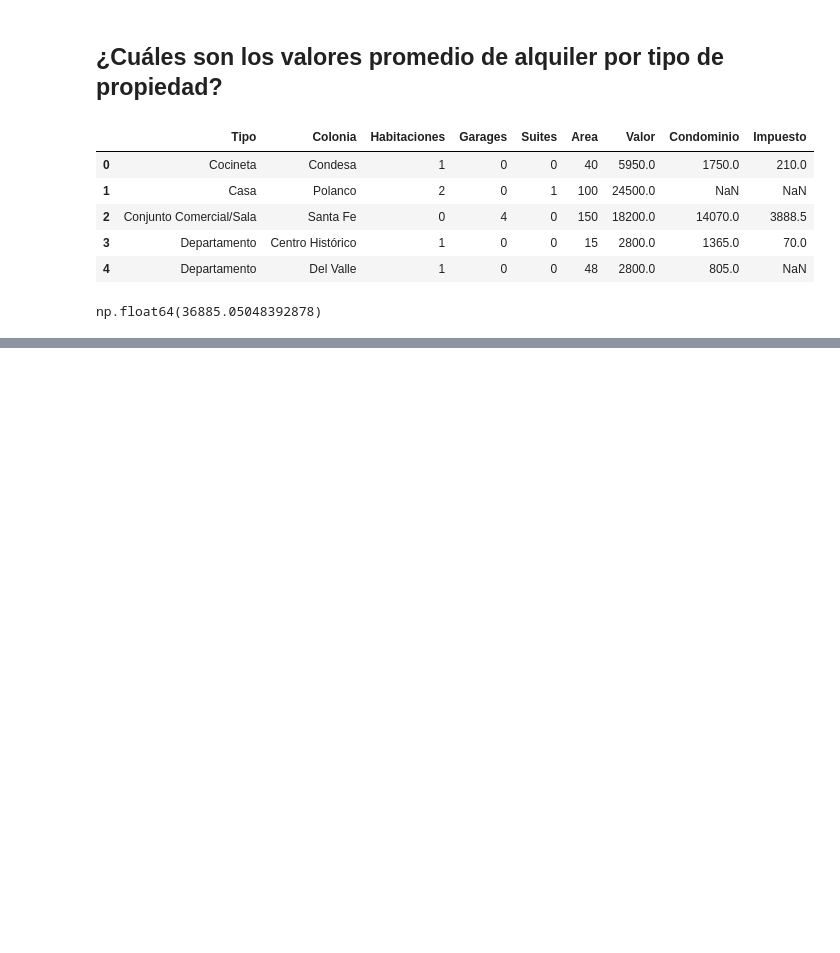
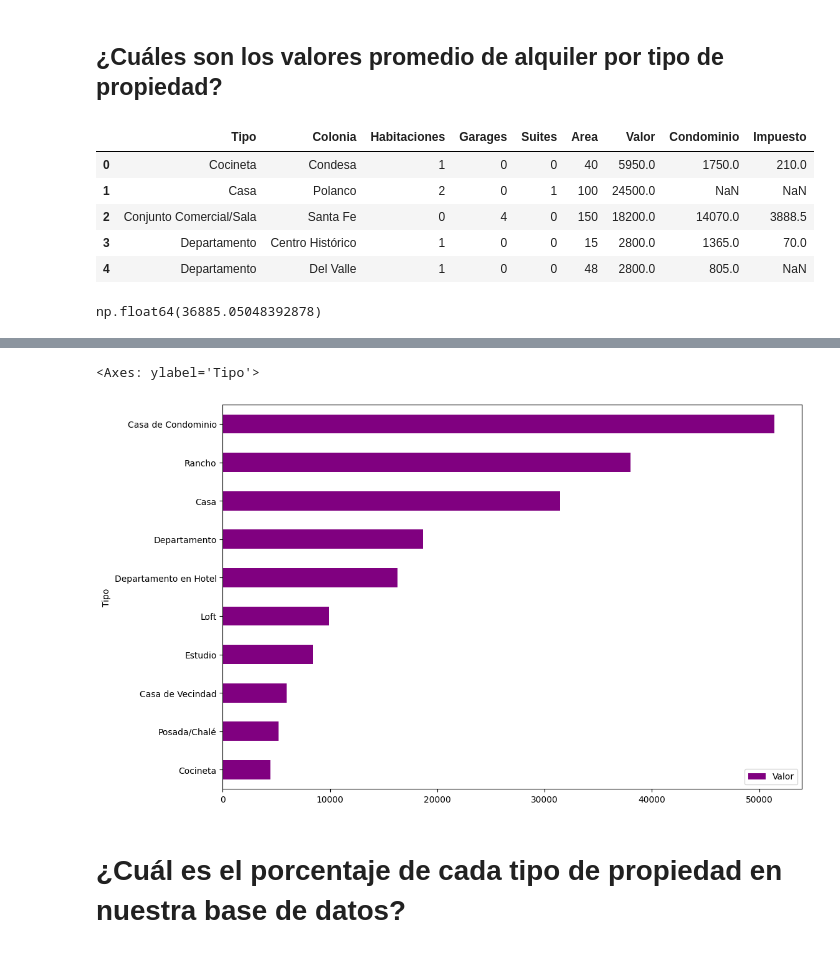
Before and after one commit to David-Carrascal/Portafolio, a Jupyter notebook: inmuebles_cdmx.ipynb, the cells around one changed output, grey strips where cells are left out. Saved outputs shown, nothing was run; the diff lists cells and outputs as text; code cells hidden in the pictures; blank space fills up the shorter version.

```diff
--- a/inmuebles_cdmx.ipynb
+++ b/inmuebles_cdmx.ipynb
@@ -203,0 +333,3 @@ TypeError: agg function failed [how->mean,dtype->object]
+# %%
+df=datos.query('@inmuebles_comerciales not in Tipo')
+df.head()
@@ -203,0 +343,8 @@ TypeError: agg function failed [how->mean,dtype->object]
+# %%
+df_tipo_precio=df.groupby('Tipo')[['Valor']].mean().sort_values('Valor')
+df_tipo_precio.plot(kind='barh',figsize=(12,8),color='purple')
+# %% [output]
+<Axes: ylabel='Tipo'>
+[figure, added]
+# %% [markdown]
+# ¿Cuál es el porcentaje de cada tipo de propiedad en nuestra base de datos?
```
Also changed, not shown: parts of 10 cells of this notebook.
